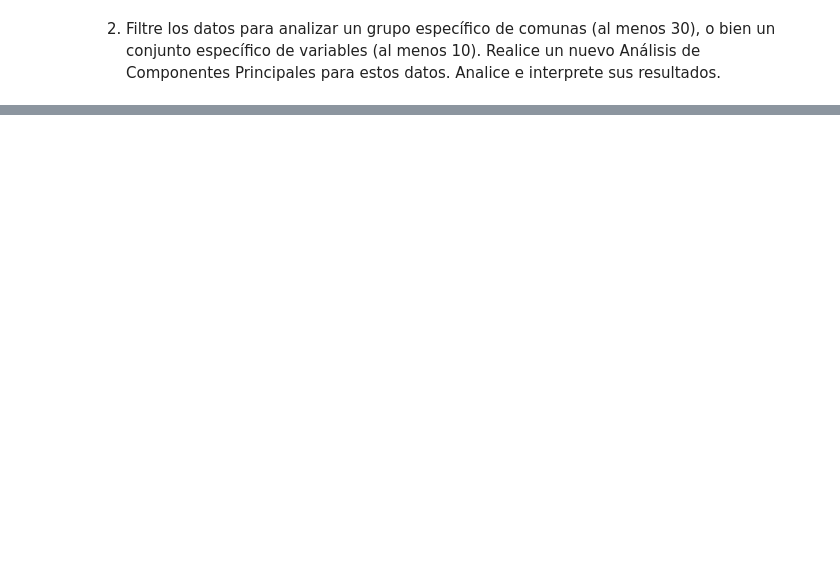
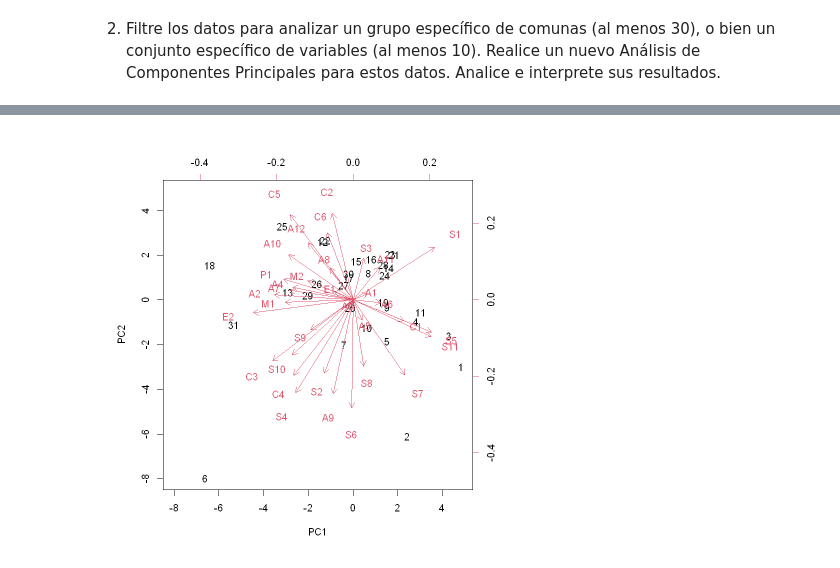
Before and after one commit to Nicol-Huaiquil/INFO257_PCA, a Jupyter notebook: PCA/PCA.ipynb, the cells around one changed output, grey strips where cells are left out. Saved outputs shown, nothing was run; the diff lists cells and outputs as text; code cells hidden in the pictures; blank space fills up the shorter version.

```diff
--- a/PCA/PCA.ipynb
+++ b/PCA/PCA.ipynb
@@ -786,0 +807,13 @@ round(PVE, 2)
+# %%
+# Seleccionando las 30 primeras comunas
+comunasReducidas <- datos[1:31,]
+comunasReducidas
+
+pca_res <- prcomp(comunasReducidas[,2:35], scale = TRUE)
+names(comunasReducidas)
+
+pca_res$sdev
+pca_res$rotation <- -pca_res$rotation
+pca_res$center
+pca_res$scale
+pca_res$x <- -pca_res$x
@@ -786,0 +876,4 @@ round(PVE, 2)
+# %%
+biplot(pca_res, scale = 0)
+# %% [output]
+[figure, added]
```
Also changed, not shown: parts of 7 cells of this notebook.
